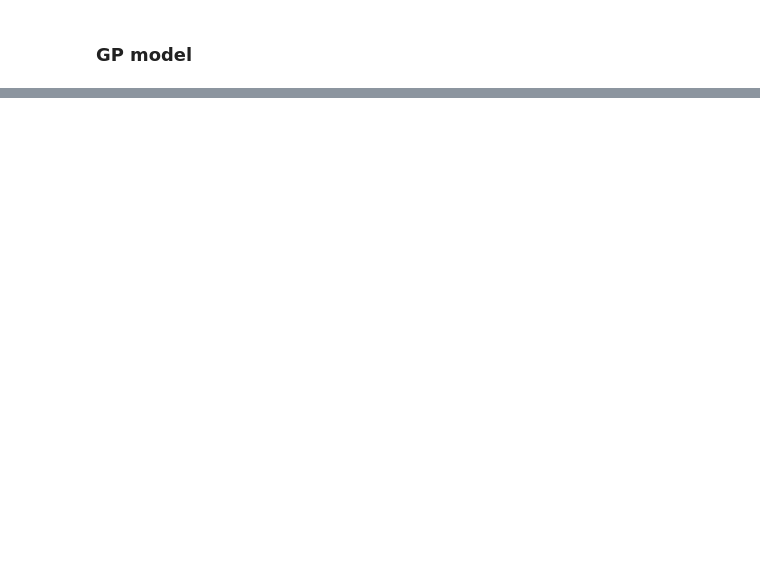
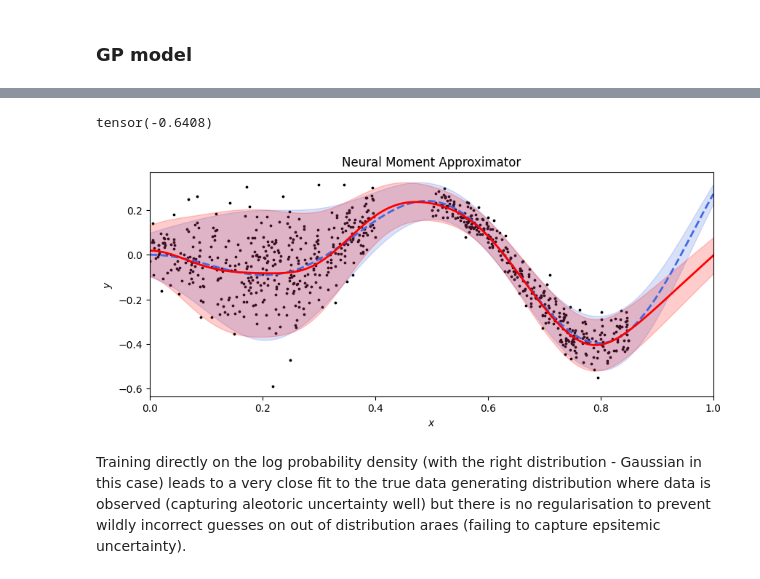
Before and after one commit to jreaso/martingale-predictive, a Jupyter notebook: notebooks/1d-general-experiments.ipynb, the cells around one changed output, grey strips where cells are left out. Saved outputs shown, nothing was run; the diff lists cells and outputs as text; code cells hidden in the pictures; blank space fills up the shorter version.

```diff
--- a/notebooks/1d-general-experiments.ipynb
+++ b/notebooks/1d-general-experiments.ipynb
@@ -15,4 +15,7 @@ from scipy.stats import norm
 # from torch.utils.data import DataLoader, TensorDataset
+# %%
+# MPS (apple silicon support)
+device = torch.device("mps" if torch.backends.mps.is_available() else "cpu")
 # %%
 colors = ["royalblue", "red", "orange"]
 # %% [markdown]
@@ -61,0 +106,6 @@ plt.show()
+# %%
+x_train = torch.tensor(x, dtype=torch.float32).unsqueeze(1).to(device=device)
+y_train = torch.tensor(y, dtype=torch.float32).to(device=device)
+
+model = NormDistributionModel().to(device)
+optimizer = optim.Adam(model.parameters(), lr=0.01)
@@ -61,0 +138,28 @@ plt.show()
+# %%
+x_vals_tensor = torch.tensor(x_vals, dtype=torch.float32).unsqueeze(1).to(device)
+
+model.eval()
+with torch.no_grad():
+    loc_vals, scale_vals = model(x_vals_tensor)
+
+    loc_vals = loc_vals.cpu().squeeze()
+    scale_vals = scale_vals.cpu().squeeze()
+# %%
+print(torch.min(loc_vals) - torch.max(loc_vals))
+# %% [output]
+tensor(-0.6408)
+# %%
+plt.figure(figsize=(10,4))
+plt.scatter(x, y, s=3, color="black")
+plt.fill_between(x_vals, mu_vals-norm_crit*sigma_vals, mu_vals+norm_crit*sigma_vals, color=colors[0], alpha=0.2)
+plt.fill_between(x_vals, loc_vals-norm_crit*scale_vals, loc_vals+norm_crit*scale_vals, color=colors[1], alpha=0.2)
+plt.plot(x_vals, mu_vals, color=colors[0], linewidth=2, linestyle="--")
+plt.plot(x_vals, loc_vals, color=colors[1], linewidth=2)
+plt.xlim(0,1)
+plt.xlabel("$x$"); plt.ylabel("$y$")
+plt.title("Neural Moment Approximator")
+plt.show()
+# %% [output]
+[figure, added]
+# %% [markdown]
+Training directly on the log probability density (with the right distribution - Gaussian in this case) leads to a very close fit to the true data generating distribution where data is observed (capturing aleotoric uncertainty well) but there is no regularisation to prevent wildly incorrect guesses on out of distribution araes (failing to capture epsitemic uncertainty).
```
Also changed, not shown: parts of 8 cells of this notebook.
